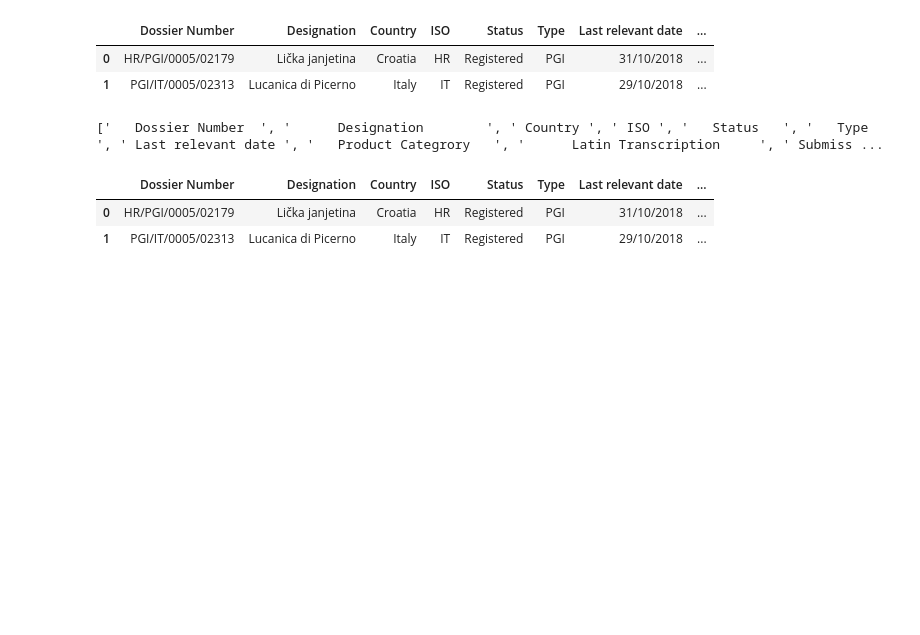
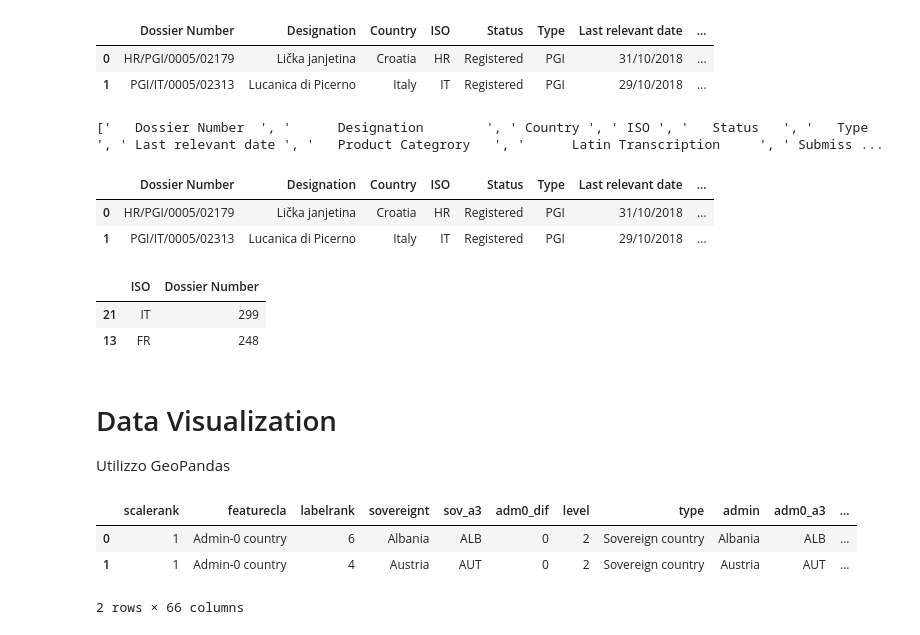
Before and after one commit to Cesaaar/od_food_porn, a Jupyter notebook: Lista_Prodotti_DOP_EU.ipynb, the cells around one changed output. Cells and saved outputs as stored; diff of their text form; code cells hidden in the pictures; blank space fills up the shorter version.

```diff
--- a/Lista_Prodotti_DOP_EU.ipynb
+++ b/Lista_Prodotti_DOP_EU.ipynb
@@ -35,3 +45,26 @@ df.head(2)
 |  | Dossier Number | Designation | Country | ISO | Status | Type | Last relevant date | ... |
 | 0 | HR/PGI/0005/02179 | Lička janjetina | Croatia | HR | Registered | PGI | 31/10/2018 | ... |
 | 1 | PGI/IT/0005/02313 | Lucanica di Picerno | Italy | IT | Registered | PGI | 29/10/2018 | ... |
+# %%
+# Filtro solo i registrati e aggrego per Paese
+df=df[(df['   Status   ']=='Registered')]
+df_agg = df.groupby([' ISO '],as_index=False).count()
+# %%
+df_eu = df_agg[[' ISO ','   Dossier Number  ']].sort_values(['   Dossier Number  '], ascending=False)
+df_eu.head(2)
+# %% [output]
+|  | ISO | Dossier Number |
+| 21 | IT | 299 |
+| 13 | FR | 248 |
+# %% [markdown]
+# Data Visualization
+Utilizzo GeoPandas
+# %%
+gdf = gpd.read_file("euro.geojson")
+gdf1=gdf.merge(df_eu, left_on='wb_a2', right_on=' ISO ', how='left').fillna(0)
+gdf1.head(2)
+# %% [output]
+|  | scalerank | featurecla | labelrank | sovereignt | sov_a3 | adm0_dif | level | type | admin | adm0_a3 | ... |
+| 0 | 1 | Admin-0 country | 6 | Albania | ALB | 0 | 2 | Sovereign country | Albania | ALB | ... |
+| 1 | 1 | Admin-0 country | 4 | Austria | AUT | 0 | 2 | Sovereign country | Austria | AUT | ... |
+2 rows × 66 columns
```
Also changed, not shown: parts of 6 cells of this notebook, 2 other files.
